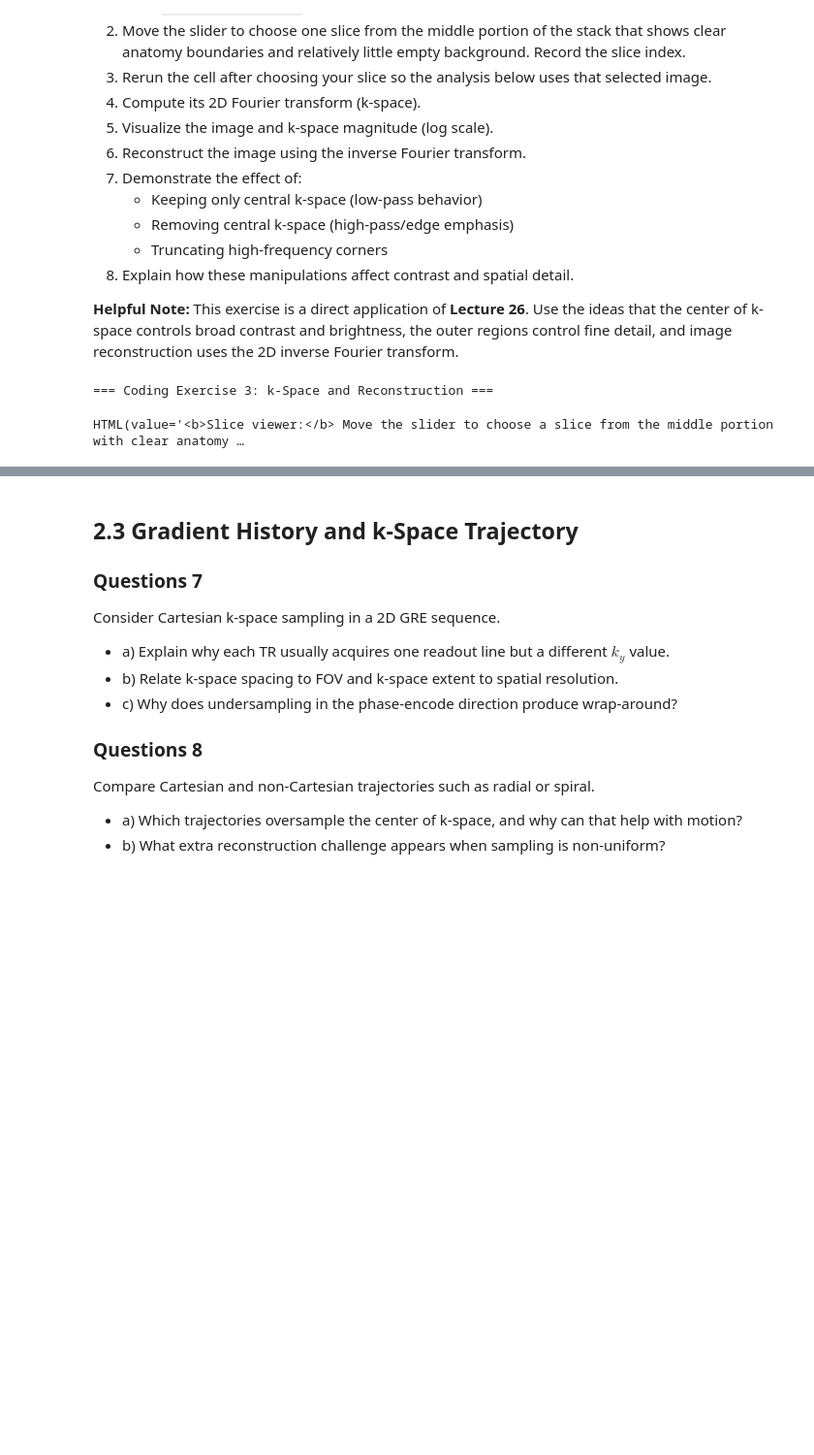
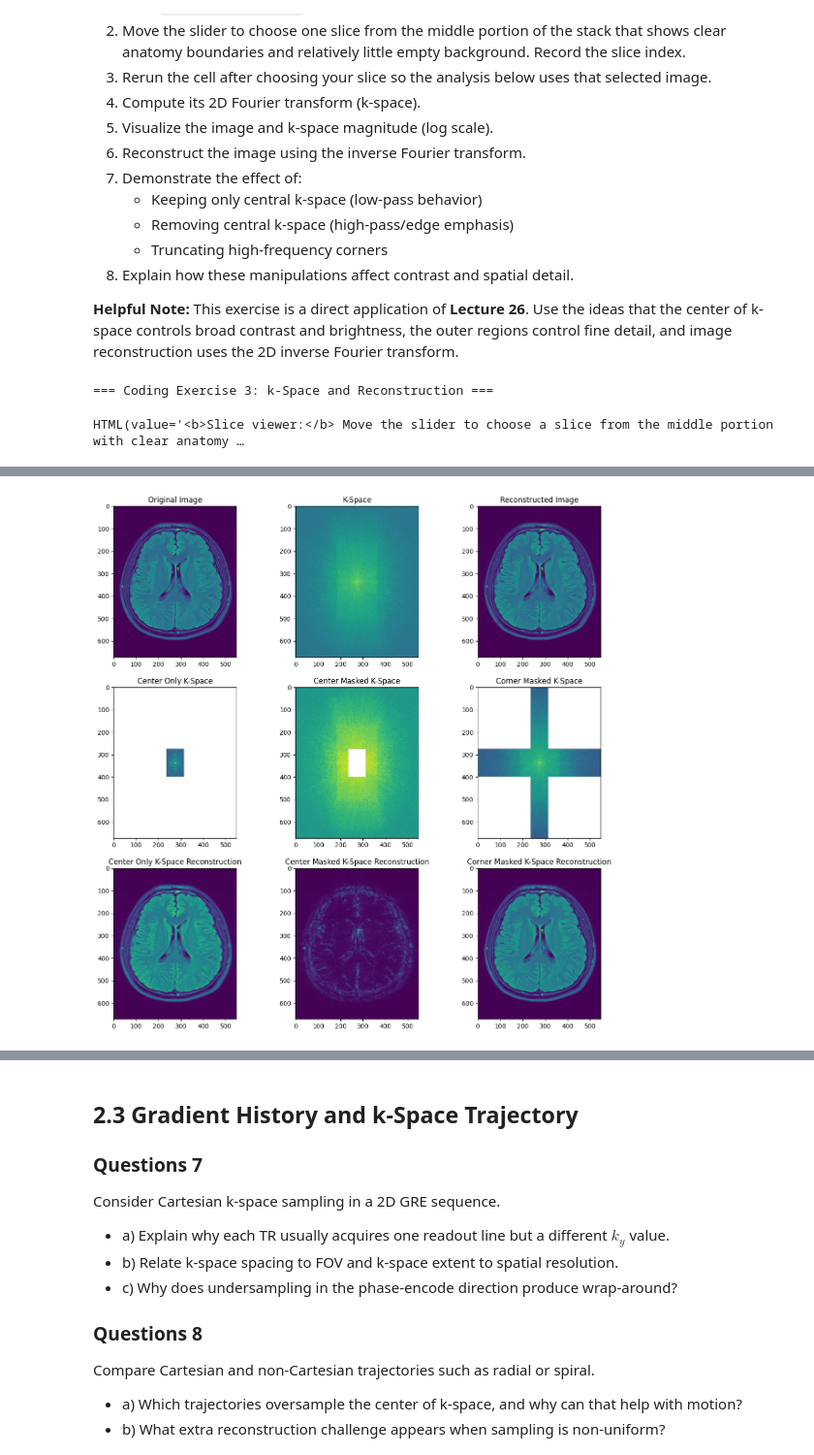
Before and after one commit to DeemDeem52/BMEN509-623_Deliverable_4, a Jupyter notebook: deliverable-04-starter.ipynb, the cells around one changed output, grey strips where cells are left out. Shown at 97% size. Saved outputs shown, nothing was run; the diff lists cells and outputs as text; code cells hidden in the pictures; blank space fills up the shorter version.

```diff
--- a/deliverable-04-starter.ipynb
+++ b/deliverable-04-starter.ipynb
@@ -548,7 +548,7 @@ from pathlib import Path
 try:
     import ipywidgets as widgets
 except ImportError as exc:
-    %pip install ipywidgets
+    #%pip install ipywidgets
     raise ImportError("`ipywidgets` is required for the slice viewer. Install with: %pip install ipywidgets") from exc
 
 import matplotlib.pyplot as plt
@@ -558,7 +558,7 @@ from IPython.display import display
 try:
     import pydicom
 except ImportError as exc:
-    %pip install pydicom
+    #%pip install pydicom
     raise ImportError("`pydicom` is required. Install with: %pip install pydicom") from exc
 
 def find_example_dicom() -> Path:
@@ -653,15 +653,89 @@ image = globals()["image"]
 print(f"Using slice index {int(globals()['selected_slice_idx'])} for k-space analysis.")
 
 # TODO: Compute 2D FFT and shift zero-frequency to center.
+k_space = np.fft.fftshift(np.fft.fft2(image))
 
 # TODO: Visualize the source image and log-magnitude k-space.
+fig, axes = plt.subplots(3, 3, figsize=(15,15))
+axes[0][0].imshow(image)
+axes[0][0].set_title("Original Image")
+axes[0][1].imshow(np.log(np.abs(k_space)))
+axes[0][1].set_title("K-Space")
 
 # TODO: Reconstruct image with inverse FFT.
+axes[0][2].imshow(np.abs(np.fft.ifft2(k_space)))
+axes[0][2].set_title("Reconstructed Image")
 
 # TODO: Apply central-k-space, no-center, and corner-truncation masks.
 
+k_space_rows = k_space.shape[0]
+k_space_cols = k_space.shape[1]
+
+center_only_k_space = k_space.copy()
+center_masked_k_space = k_space.copy()
+corner_masked_k_space = k_space.copy()
+
+mask_x_edge = int(0.5*k_space_cols)
+mask_y_edge = int(0.35*k_space_rows)
+
+# remove the center mask
+center_masked_k_space[mask_x_edge : -mask_x_edge, mask_y_edge : -mask_y_edge] = 0
+
+# remove all but the center mask
+center_only_k_space[0 : mask_x_edge] = 0
+center_only_k_space[: , 0: mask_y_edge] = 0
+center_only_k_space[-mask_x_edge : ] = 0
+center_only_k_space[: , -mask_y_edge : ] = 0
+
+# remove only the corners
+corner_masked_k_space[0 : mask_x_edge, 0 : mask_y_edge] = 0
+corner_masked_k_space[0 : mask_x_edge, -mask_y_edge : ] = 0
+corner_masked_k_space[-mask_x_edge : , -mask_y_edge : ] = 0
+corner_masked_k_space[-mask_x_edge : , 0 : mask_y_edge] = 0
+
+with np.errstate(divide='ignore'): # log() ignores masked areas already; silence the warnings
+    axes[1][0].imshow(np.log(np.abs(center_only_k_space)))
+    axes[1][0].set_title("Center Only K-Space")
+    axes[1][1].imshow(np.log(np.abs(center_masked_k_space)))
+    axes[1][1].set_title("Center Masked K-Space")
+    axes[1][2].imshow(np.log(np.abs(corner_masked_k_space)))
+    axes[1][2].set_title("Corner Masked K-Space")
+
+axes[2][0].imshow(np.abs(np.fft.ifft2(center_only_k_space)))
+axes[2][0].set_title("Center Only K-Space Reconstruction")
+axes[2][1].imshow(np.abs(np.fft.ifft2(center_masked_k_space)))
+axes[2][1].set_title("Center Masked K-Space Reconstruction")
+axes[2][2].imshow(np.abs(np.fft.ifft2(corner_masked_k_space)))
+axes[2][2].set_title("Corner Masked K-Space Reconstruction")
+
+plt.show()
+
 # TODO: Compare reconstructions and discuss contrast/detail differences.
-# ...
+print('''
+Using only the centre of the k-space to reconstruct the original image,
+we can see that the reconstruction appears to be a blurry version of the
+true image. This makes sense; we are keeping only the low spatial
+frequencies and discarding the high ones, so in effect we have created
+a spatial lowpass filter. The overall image contrast is kept,
+but the spatial detail is somewhat degraded.
+
+Similarly, using only the non-central areas, we have done the opposite:
+created a spatial highpass filter! This time, the overall image contrast
+(from the center) is lost, but the spatial detail's contrast is increased
+significantly.
+
+Important note: using a mask like this will produce some spatial
+'ringing', since the IFFT of a box function is a sinc function. This
+is not super obvious in these images, but if the mask were smaller we
+would see significant artifiacts being introduced to the lowpassed image.
+
+Truncating the corners of the image produces a reconstruction which
+seems to match the original image very closely, without much loss of
+overall contrast or spatial detail. This makes sense; these very
+high-frequency components are also extremely low in amplitude,
+so they do not significantly contribute to the overall image.
+Even so, we would expect some small details to be lost.
+''')
 # %% [output]
 === Coding Exercise 3: k-Space and Reconstruction ===
 HTML(value='<b>Slice viewer:</b> Move the slider to choose a slice from the middle portion with clear anatomy …
@@ -669,0 +746 @@ HTML(value='<b>Slice viewer:</b> Move the slider to choose a slice from the midd
+[figure, added]
```
Also changed, not shown: parts of 2 cells of this notebook.
